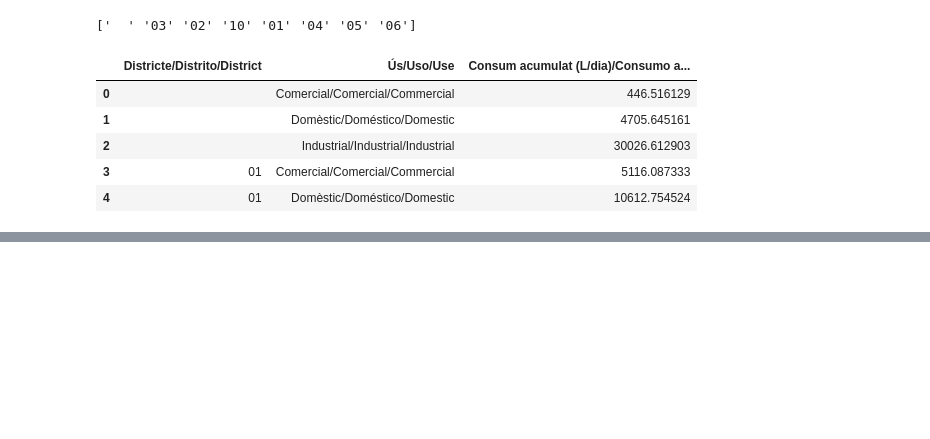
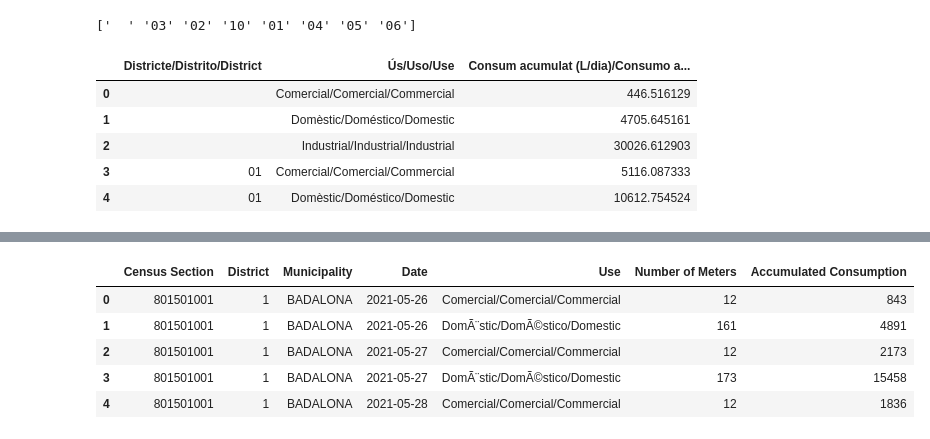
Before and after one commit to yuyanwang03/drop-by-drop, a Jupyter notebook: notebooks/exploratory_data_analysis.ipynb, the cells around one changed output, grey strips where cells are left out. Saved outputs shown, nothing was run; the diff lists cells and outputs as text; code cells hidden in the pictures; blank space fills up the shorter version.

```diff
--- a/notebooks/exploratory_data_analysis.ipynb
+++ b/notebooks/exploratory_data_analysis.ipynb
@@ -225,0 +282,9 @@ chart
+# %%
+daily.head()
+# %% [output]
+|  | Census Section | District | Municipality | Date | Use | Number of Meters | Accumulated Consumption |
+| 0 | 801501001 | 1 | BADALONA | 2021-05-26 | Comercial/Comercial/Commercial | 12 | 843 |
+| 1 | 801501001 | 1 | BADALONA | 2021-05-26 | DomÃ¨stic/DomÃ©stico/Domestic | 161 | 4891 |
+| 2 | 801501001 | 1 | BADALONA | 2021-05-27 | Comercial/Comercial/Commercial | 12 | 2173 |
+| 3 | 801501001 | 1 | BADALONA | 2021-05-27 | DomÃ¨stic/DomÃ©stico/Domestic | 173 | 15458 |
+| 4 | 801501001 | 1 | BADALONA | 2021-05-28 | Comercial/Comercial/Commercial | 12 | 1836 |
```
Also changed, not shown: parts of 9 cells of this notebook, 3 other files.
